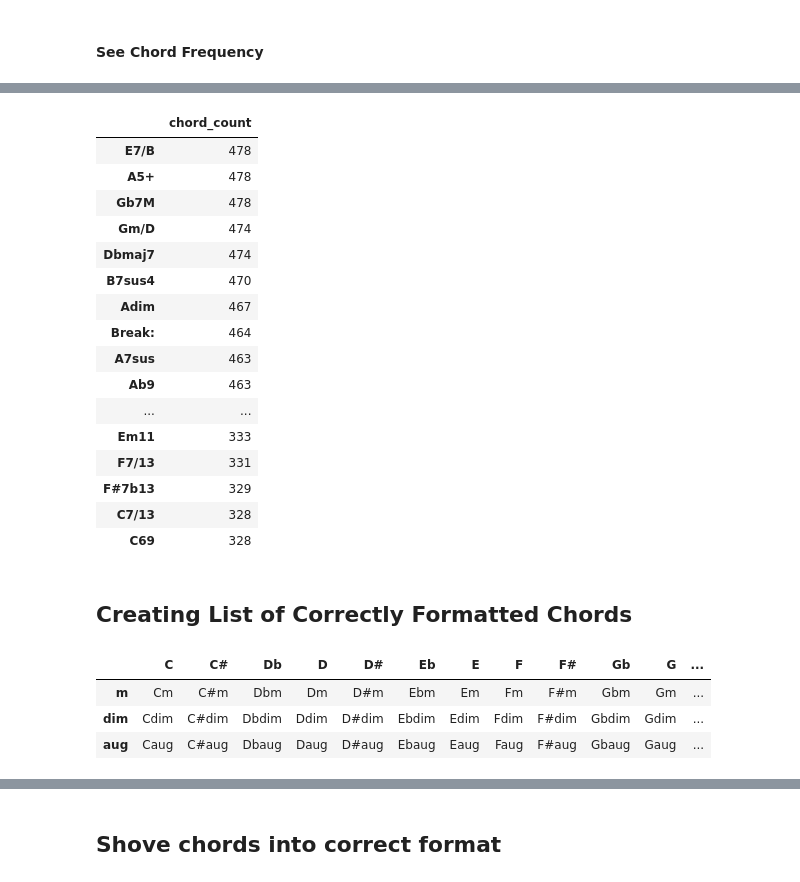
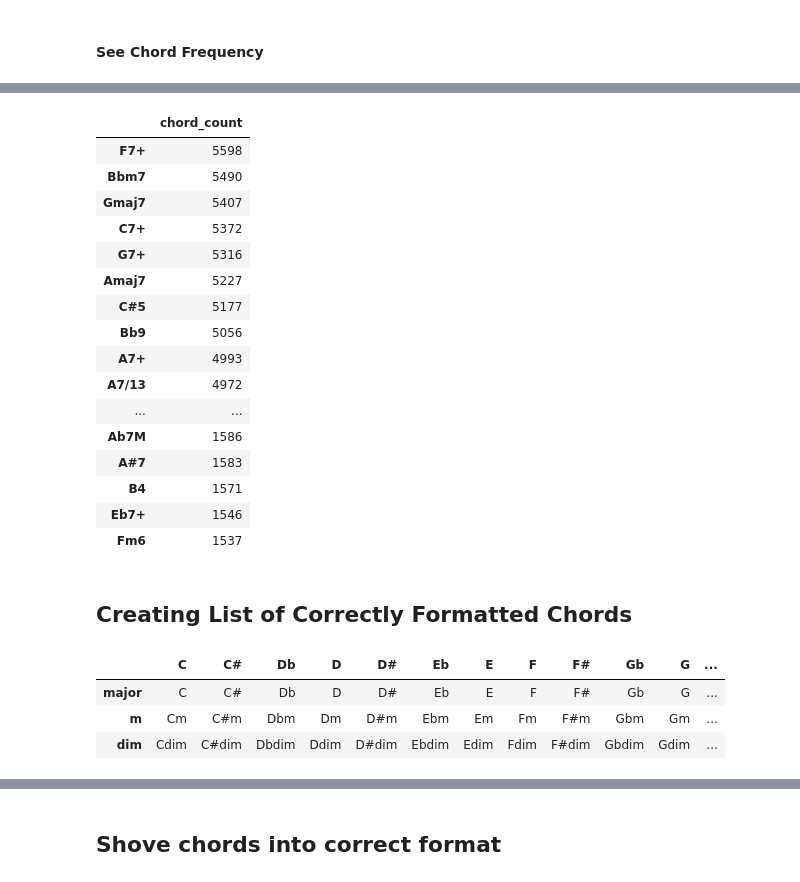
Before and after one commit to emilycardwell/final-project-cleaning, a Jupyter notebook: notebooks/new_cleaning.ipynb, the cells around one changed output, grey strips where cells are left out. Saved outputs shown, nothing was run; the diff lists cells and outputs as text; code cells hidden in the pictures.

```diff
--- a/notebooks/new_cleaning.ipynb
+++ b/notebooks/new_cleaning.ipynb
@@ -76,30 +72,30 @@ len(sorted_cc_df)
 # %%
 letters = list(string.ascii_uppercase)[:7]
 non_chord_filter = [chord for chord in sorted_cc_df.index if chord[0] in letters]
 cc_df = sorted_cc_df[sorted_cc_df.index.isin(non_chord_filter)]
 
 # pd.set_option('display.max_rows', 1190)
 ## sorted_cc_df.head(70*17)
 pd.set_option('display.max_rows', 100)
-cc_df.iloc[0:100]
+cc_df.iloc[100:200]
 # %% [output]
 |  | chord_count |
-| E7/B | 478 |
-| A5+ | 478 |
-| Gb7M | 478 |
-| Gm/D | 474 |
-| Dbmaj7 | 474 |
-| B7sus4 | 470 |
-| Adim | 467 |
-| Break: | 464 |
-| A7sus | 463 |
-| Ab9 | 463 |
+| F7+ | 5598 |
+| Bbm7 | 5490 |
+| Gmaj7 | 5407 |
+| C7+ | 5372 |
+| G7+ | 5316 |
+| Amaj7 | 5227 |
+| C#5 | 5177 |
+| Bb9 | 5056 |
+| A7+ | 4993 |
+| A7/13 | 4972 |
 | ... | ... |
-| Em11 | 333 |
-| F7/13 | 331 |
-| F#7b13 | 329 |
-| C7/13 | 328 |
-| C69 | 328 |
+| Ab7M | 1586 |
+| A#7 | 1583 |
+| B4 | 1571 |
+| Eb7+ | 1546 |
+| Fm6 | 1537 |
 # %%
 # slim_chord_counts_dict = {}
 # for chord, count in chords_count_dict.items():
@@ -125,12 +121,13 @@ chords_df = pd.DataFrame(index=['m', 'dim', 'aug', '5', 'aug5', '5b7',
 for idx in chords_df.index:
     new_chords = [m + idx for m in major_chords]
     chords_df.loc[idx, :] = new_chords
+chords_df.rename(index={'': 'major'}, inplace=True)
 chords_df.head(3)
 # %% [output]
 |  | C | C# | Db | D | D# | Eb | E | F | F# | Gb | G | ... |
+| major | C | C# | Db | D | D# | Eb | E | F | F# | Gb | G | ... |
 | m | Cm | C#m | Dbm | Dm | D#m | Ebm | Em | Fm | F#m | Gbm | Gm | ... |
 | dim | Cdim | C#dim | Dbdim | Ddim | D#dim | Ebdim | Edim | Fdim | F#dim | Gbdim | Gdim | ... |
-| aug | Caug | C#aug | Dbaug | Daug | D#aug | Ebaug | Eaug | Faug | F#aug | Gbaug | Gaug | ... |
 # %%
 sharp_notes = ['C', 'C#', 'D', 'D#', 'E', 'F', 'F#', 'G', 'G#', 'A', 'A#', 'B',
                 'C', 'C#', 'D', 'D#', 'E', 'F', 'F#', 'G', 'G#', 'A', 'A#', 'B']
```
Also changed, not shown: parts of 13 cells of this notebook.
